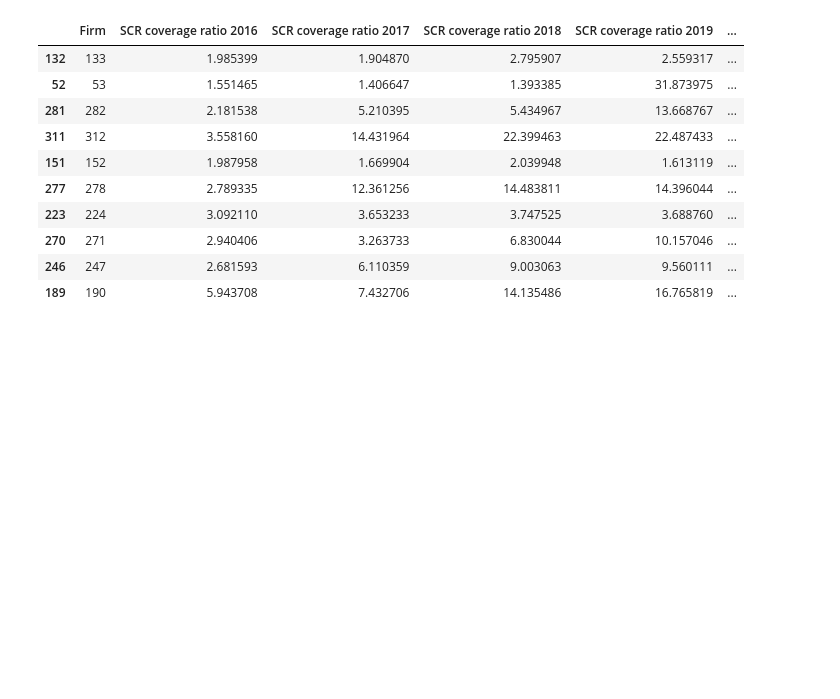
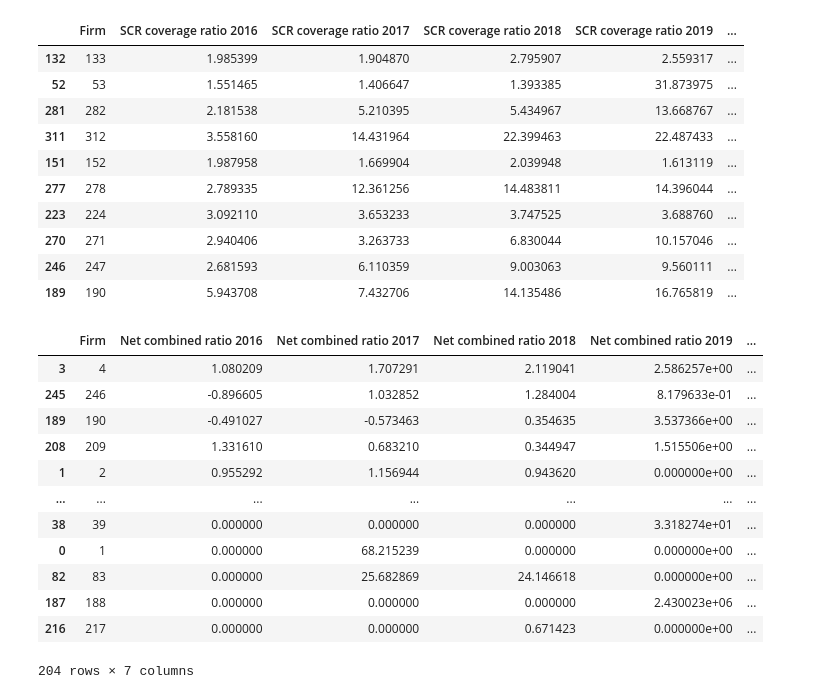
Before and after one commit to JackCT1/insurance-firm-analysis-report, a Jupyter notebook: report.ipynb, the cells around one changed output. Cells and saved outputs as stored; diff of their text form; code cells hidden in the pictures; blank space fills up the shorter version.

```diff
--- a/report.ipynb
+++ b/report.ipynb
@@ -118,5 +162,27 @@ scr_coverage_ratio_df.sort_values('Percentage Increase in SCR coverage ratio bet
 | 270 | 271 | 2.940406 | 3.263733 | 6.830044 | 10.157046 | ... |
 | 246 | 247 | 2.681593 | 6.110359 | 9.003063 | 9.560111 | ... |
 | 189 | 190 | 5.943708 | 7.432706 | 14.135486 | 16.765819 | ... |
+# %%
+ncr_df = df2[['Firm', 'Net combined ratio 2016', 'Net combined ratio 2017', 'Net combined ratio 2018', 'Net combined ratio 2019', 'Net combined ratio 2020']]
+ncr_df = filter_rows_with_no_data(ncr_df)
+ncr_df['Percentage Change in Net Combined Ratio'] = ((ncr_df['Net combined ratio 2020'] - ncr_df['Net combined ratio 2016']\
+                                                      )/ncr_df['Net combined ratio 2016'])*100
+
+ncr_df['Percentage Change in Net Combined Ratio'] = ncr_df['Percentage Change in Net Combined Ratio'].round(2)
+ncr_df.sort_values('Percentage Change in Net Combined Ratio')
+# %% [output]
+|  | Firm | Net combined ratio 2016 | Net combined ratio 2017 | Net combined ratio 2018 | Net combined ratio 2019 | ... |
+| 3 | 4 | 1.080209 | 1.707291 | 2.119041 | 2.586257e+00 | ... |
+| 245 | 246 | -0.896605 | 1.032852 | 1.284004 | 8.179633e-01 | ... |
+| 189 | 190 | -0.491027 | -0.573463 | 0.354635 | 3.537366e+00 | ... |
+| 208 | 209 | 1.331610 | 0.683210 | 0.344947 | 1.515506e+00 | ... |
+| 1 | 2 | 0.955292 | 1.156944 | 0.943620 | 0.000000e+00 | ... |
+| ... | ... | ... | ... | ... | ... | ... |
+| 38 | 39 | 0.000000 | 0.000000 | 0.000000 | 3.318274e+01 | ... |
+| 0 | 1 | 0.000000 | 68.215239 | 0.000000 | 0.000000e+00 | ... |
+| 82 | 83 | 0.000000 | 25.682869 | 24.146618 | 0.000000e+00 | ... |
+| 187 | 188 | 0.000000 | 0.000000 | 0.000000 | 2.430023e+06 | ... |
+| 216 | 217 | 0.000000 | 0.000000 | 0.671423 | 0.000000e+00 | ... |
+204 rows × 7 columns
 # %%
 df1.info()
```
Also changed, not shown: parts of 9 cells of this notebook.
